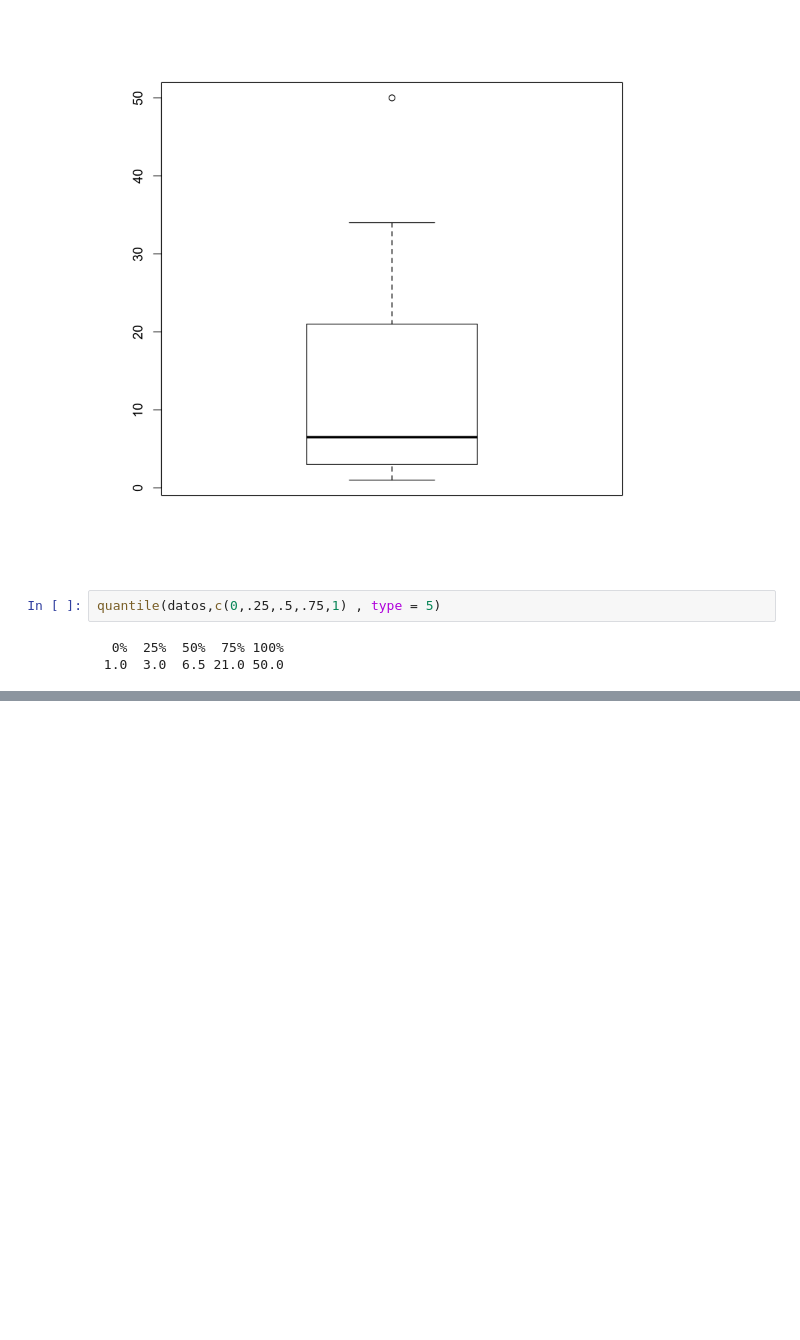
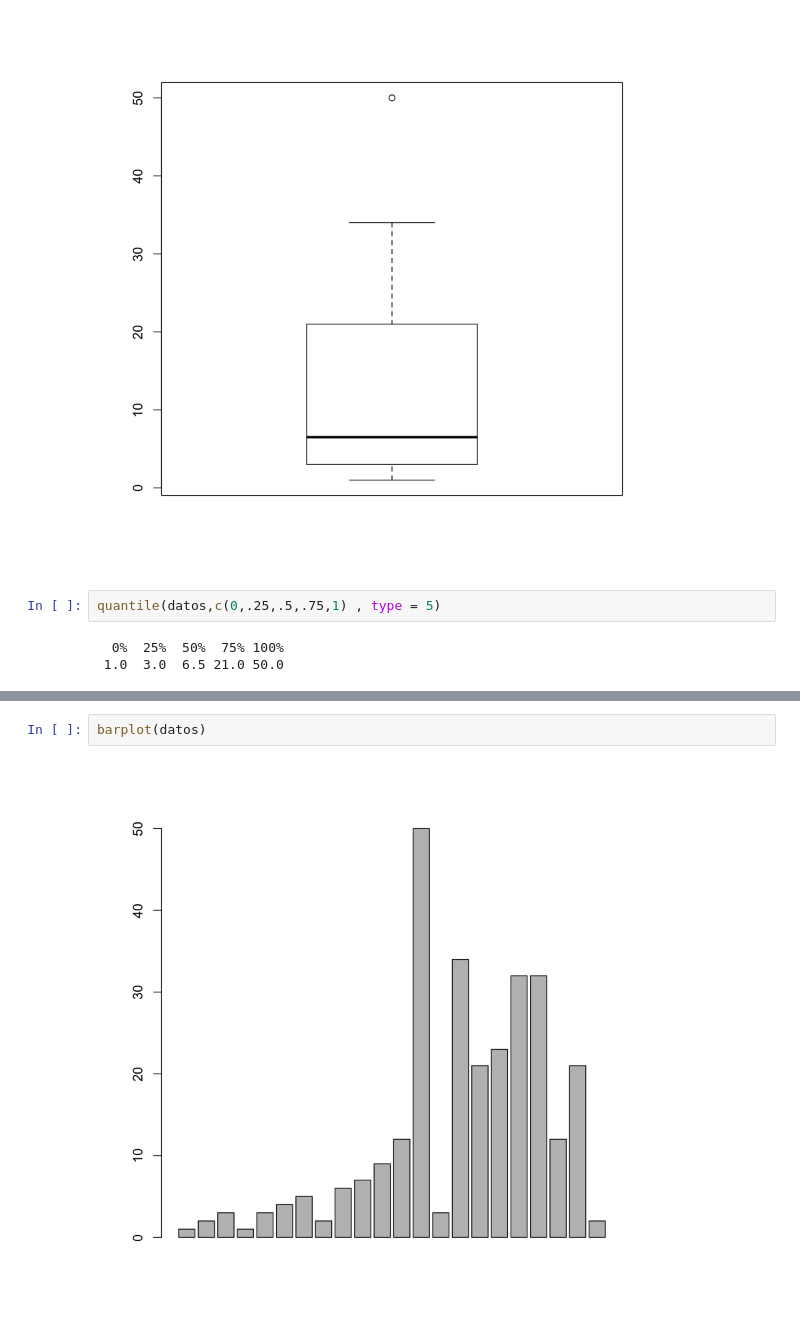
Before and after one commit to FerminAcosta/Propedeutico-R, a Jupyter notebook: Practica 1.ipynb, the cells around one changed output, grey strips where cells are left out. Saved outputs shown, nothing was run; the diff lists cells and outputs as text; blank space fills up the shorter version.

```diff
--- a/Practica 1.ipynb
+++ b/Practica 1.ipynb
@@ -413,0 +424,4 @@ quantile(datos,c(0,.25,.5,.75,1) , type = 5)
+# %%
+barplot(datos)
+# %% [output]
+[figure, added]
```
Also changed, not shown: parts of 6 cells of this notebook, 6 other files.
